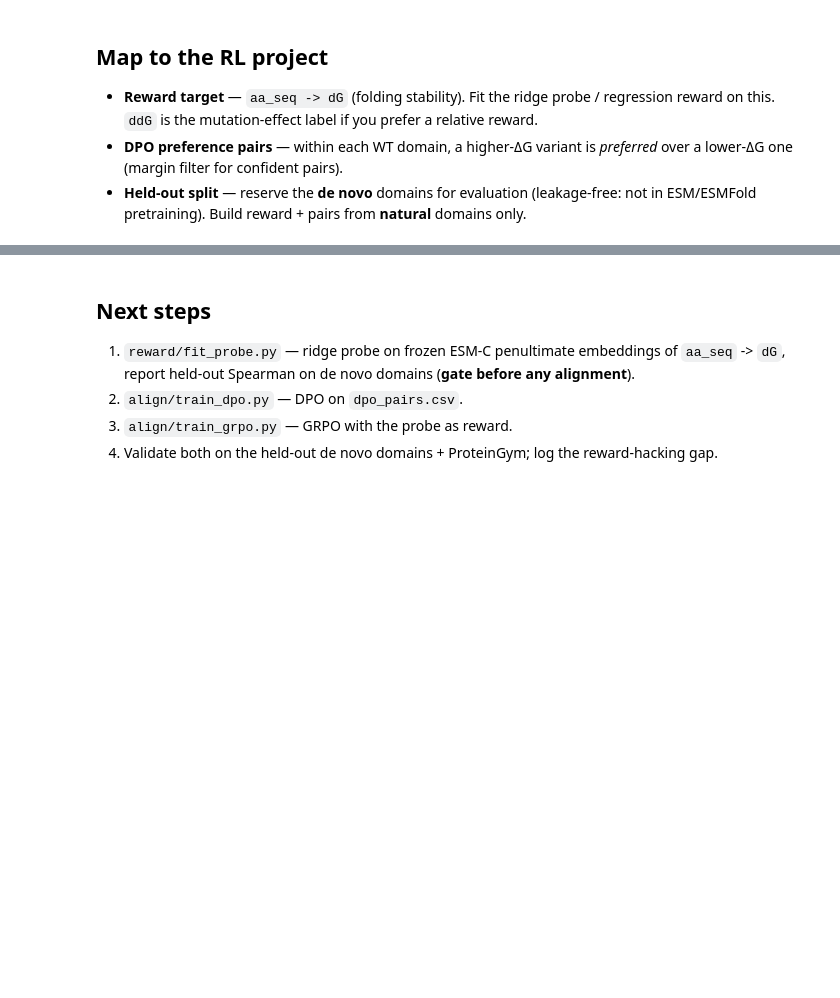
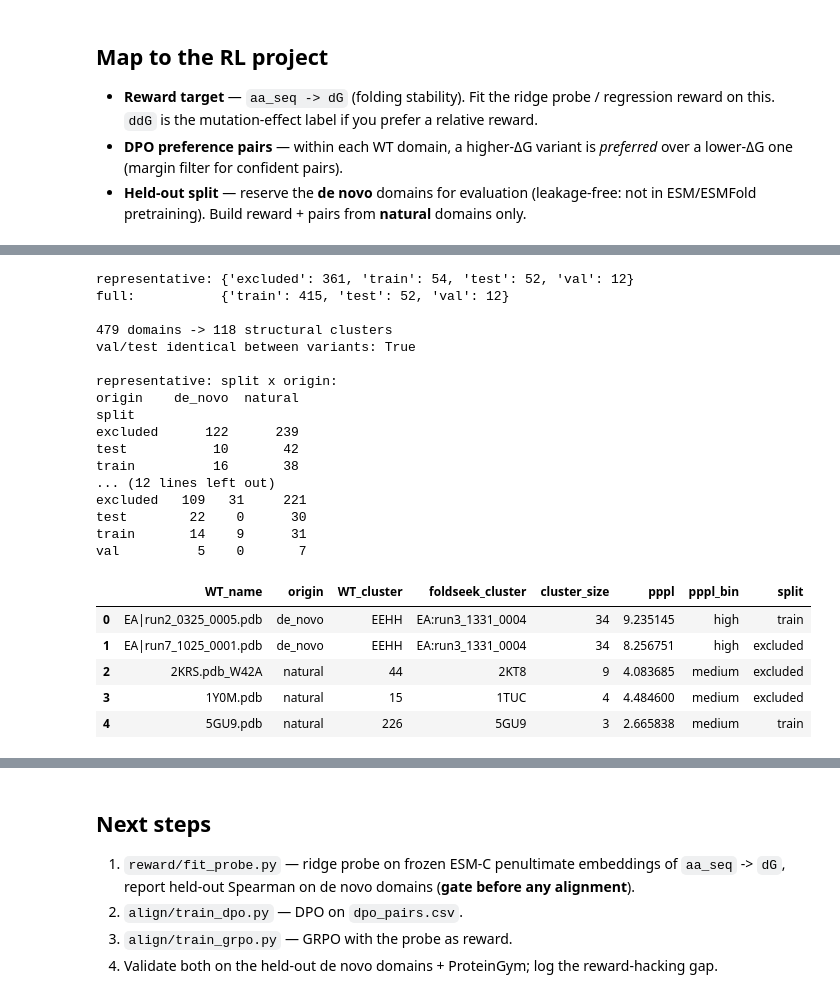
Before and after one commit to aarjunsrinivasan/esm-stability-rl, a Jupyter notebook: notebooks/tsuboyama_eda.ipynb, the cells around one changed output, grey strips where cells are left out. Saved outputs shown, nothing was run; the diff lists cells and outputs as text; code cells hidden in the pictures; blank space fills up the shorter version.

```diff
--- a/notebooks/tsuboyama_eda.ipynb
+++ b/notebooks/tsuboyama_eda.ipynb
@@ -208,0 +261,50 @@ split.head()
+# %%
+FS_REP  = OUT / "wt_split_foldseek.csv"
+FS_FULL = OUT / "wt_split_foldseek_full.csv"
+assert FS_REP.exists() and FS_FULL.exists(), \
+    "missing -- run: pixi run python data/foldseek_split.py --stratify-pppl"
+
+fs_rep  = pd.read_csv(FS_REP)
+fs_full = pd.read_csv(FS_FULL)
+
+print("representative:", fs_rep.split.value_counts().to_dict())
+print("full:          ", fs_full.split.value_counts().to_dict())
+print(f"\n{fs_rep.WT_name.nunique()} domains -> {fs_rep.foldseek_cluster.nunique()} structural clusters")
+
+val_test_rep  = fs_rep[fs_rep.split.isin(["val", "test"])].set_index("WT_name").split
+val_test_full = fs_full[fs_full.split.isin(["val", "test"])].set_index("WT_name").split
+print("val/test identical between variants:", val_test_rep.equals(val_test_full.reindex(val_test_rep.index)))
+
+print("\nrepresentative: split x origin:")
+print(fs_rep.groupby(["split", "origin"]).size().unstack(fill_value=0))
+print("\nfull: split x origin:")
+print(fs_full.groupby(["split", "origin"]).size().unstack(fill_value=0))
+
+if "pppl_bin" in fs_rep.columns:
+    print("\nrepresentative: pppl_bin x split:")
+    print(fs_rep.groupby(["split", "pppl_bin"]).size().unstack(fill_value=0))
+fs_rep.head()
+# %% [output]
+representative: {'excluded': 361, 'train': 54, 'test': 52, 'val': 12}
+full:           {'train': 415, 'test': 52, 'val': 12}
+
+479 domains -> 118 structural clusters
+val/test identical between variants: True
+
+representative: split x origin:
+origin    de_novo  natural
+split
+excluded      122      239
+test           10       42
+train          16       38
+... (12 lines left out)
+excluded   109   31     221
+test        22    0      30
+train       14    9      31
+val          5    0       7
+|  | WT_name | origin | WT_cluster | foldseek_cluster | cluster_size | pppl | pppl_bin | split |
+| 0 | EA|run2_0325_0005.pdb | de_novo | EEHH | EA:run3_1331_0004 | 34 | 9.235145 | high | train |
+| 1 | EA|run7_1025_0001.pdb | de_novo | EEHH | EA:run3_1331_0004 | 34 | 8.256751 | high | excluded |
+| 2 | 2KRS.pdb_W42A | natural | 44 | 2KT8 | 9 | 4.083685 | medium | excluded |
+| 3 | 1Y0M.pdb | natural | 15 | 1TUC | 4 | 4.484600 | medium | excluded |
+| 4 | 5GU9.pdb | natural | 226 | 5GU9 | 3 | 2.665838 | medium | train |
```
Also changed, not shown: parts of 10 cells of this notebook.
